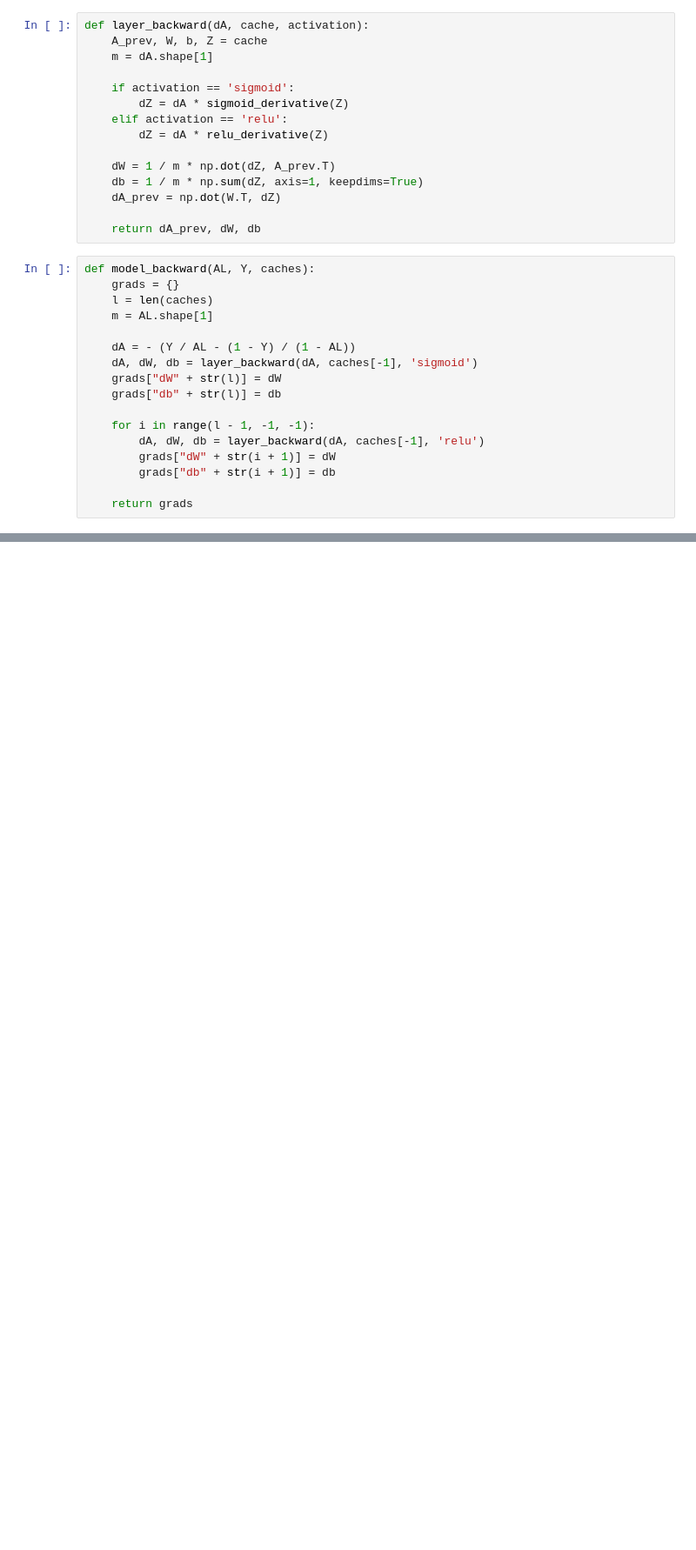
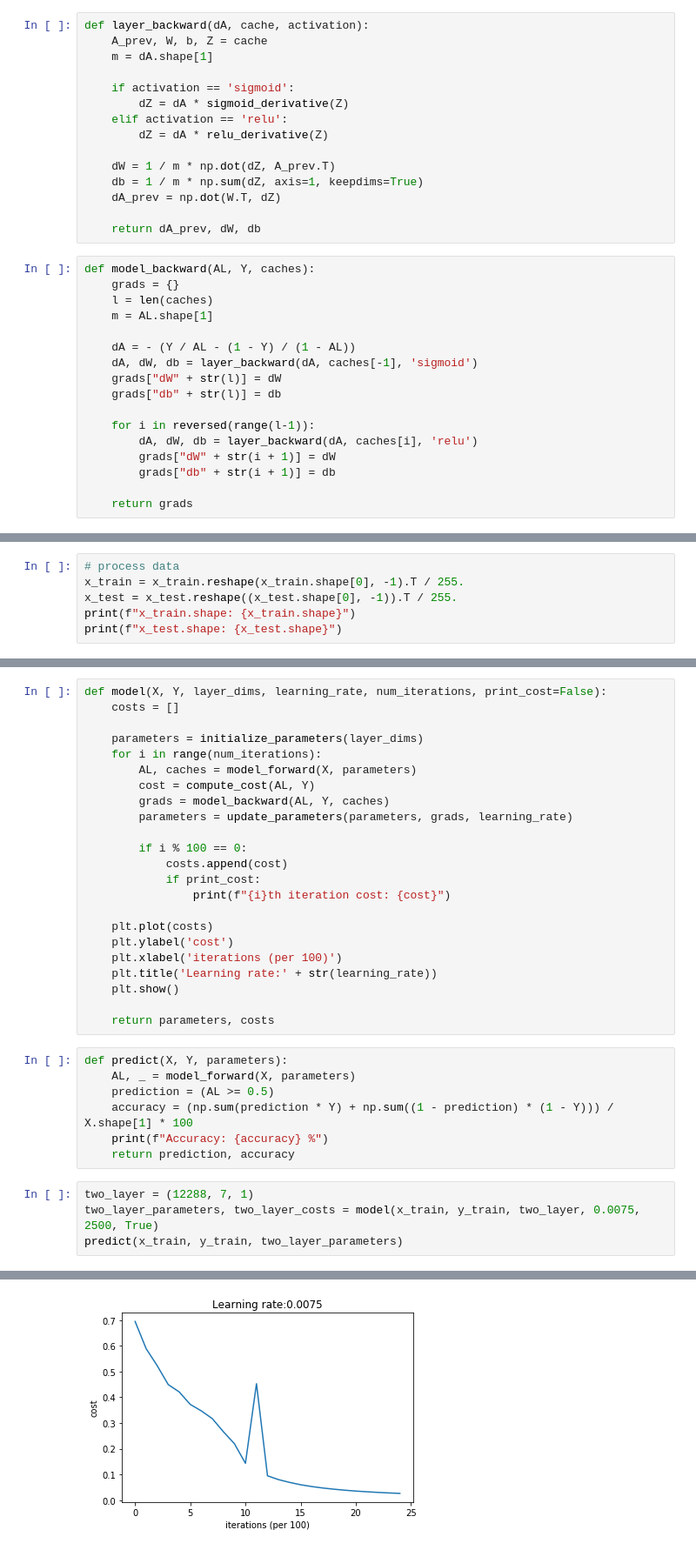
Before and after one commit to slowdh/deep-learning, a Jupyter notebook: deep-nn-from-scratch.ipynb, the cells around one changed output, grey strips where cells are left out. Shown at 87% size. Cells and saved outputs as stored; diff of their text form; blank space fills up the shorter version.

```diff
--- a/deep-nn-from-scratch.ipynb
+++ b/deep-nn-from-scratch.ipynb
@@ -91,8 +99,8 @@ def model_backward(AL, Y, caches):
     grads["dW" + str(l)] = dW
     grads["db" + str(l)] = db
 
-    for i in range(l - 1, -1, -1):
-        dA, dW, db = layer_backward(dA, caches[-1], 'relu')
+    for i in reversed(range(l-1)):
+        dA, dW, db = layer_backward(dA, caches[i], 'relu')
         grads["dW" + str(i + 1)] = dW
         grads["db" + str(i + 1)] = db
 
@@ -107,0 +147,6 @@ def update_parameters(parameters, grads, learning_rate):
+# %%
+# process data
+x_train = x_train.reshape(x_train.shape[0], -1).T / 255.
+x_test = x_test.reshape((x_test.shape[0], -1)).T / 255.
+print(f"x_train.shape: {x_train.shape}")
+print(f"x_test.shape: {x_test.shape}")
@@ -107,0 +156,35 @@ def update_parameters(parameters, grads, learning_rate):
+# %%
+def model(X, Y, layer_dims, learning_rate, num_iterations, print_cost=False):
+    costs = []
+
+    parameters = initialize_parameters(layer_dims)
+    for i in range(num_iterations):
+        AL, caches = model_forward(X, parameters)
+        cost = compute_cost(AL, Y)
+        grads = model_backward(AL, Y, caches)
+        parameters = update_parameters(parameters, grads, learning_rate)
+
+        if i % 100 == 0:
+            costs.append(cost)
+            if print_cost:
+                print(f"{i}th iteration cost: {cost}")
+
+    plt.plot(costs)
+    plt.ylabel('cost')
+    plt.xlabel('iterations (per 100)')
+    plt.title('Learning rate:' + str(learning_rate))
+    plt.show()
+
+    return parameters, costs
+# %%
+def predict(X, Y, parameters):
+    AL, _ = model_forward(X, parameters)
+    prediction = (AL >= 0.5)
+    accuracy = (np.sum(prediction * Y) + np.sum((1 - prediction) * (1 - Y))) / X.shape[1] * 100
+    print(f"Accuracy: {accuracy} %")
+    return prediction, accuracy
+# %%
+two_layer = (12288, 7, 1)
+two_layer_parameters, two_layer_costs = model(x_train, y_train, two_layer, 0.0075, 2500, True)
+predict(x_train, y_train, two_layer_parameters)
+# %% [output]
@@ -107,0 +208 @@ def update_parameters(parameters, grads, learning_rate):
+[figure, added]
```
Also changed, not shown: parts of 20 cells of this notebook.
